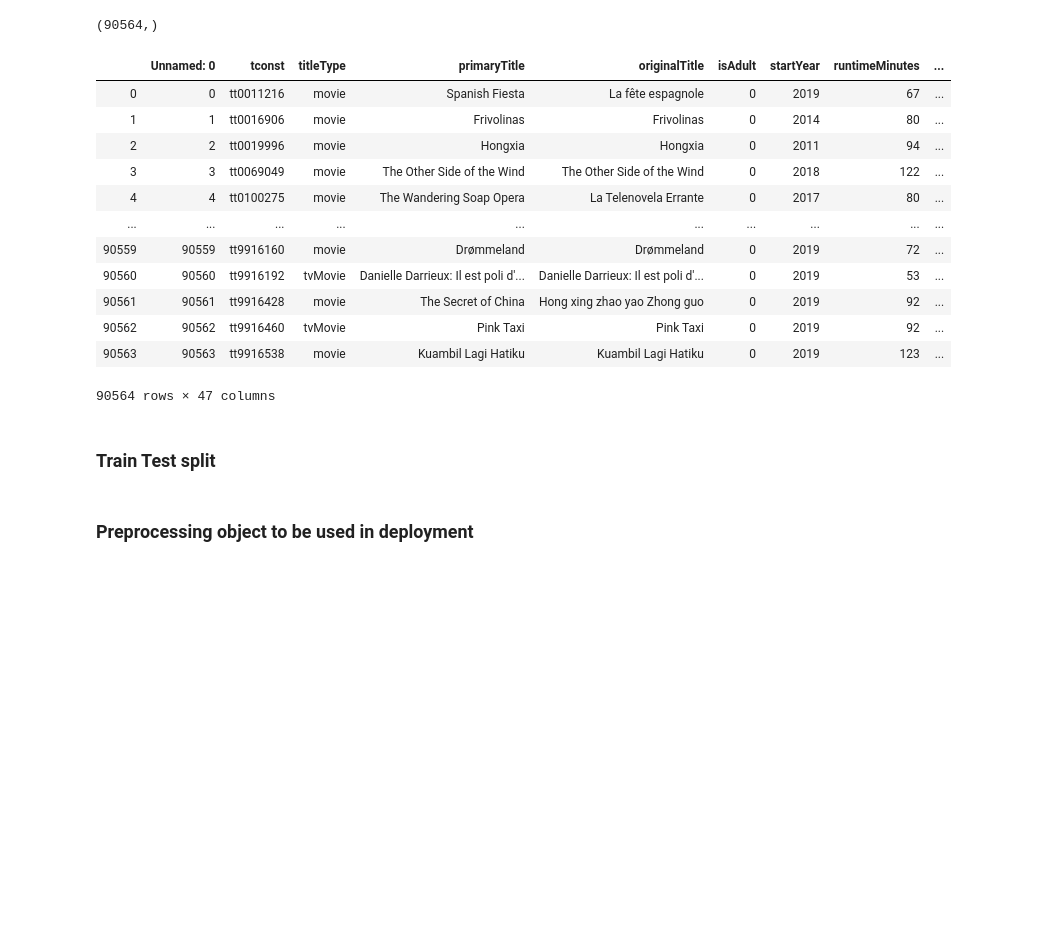
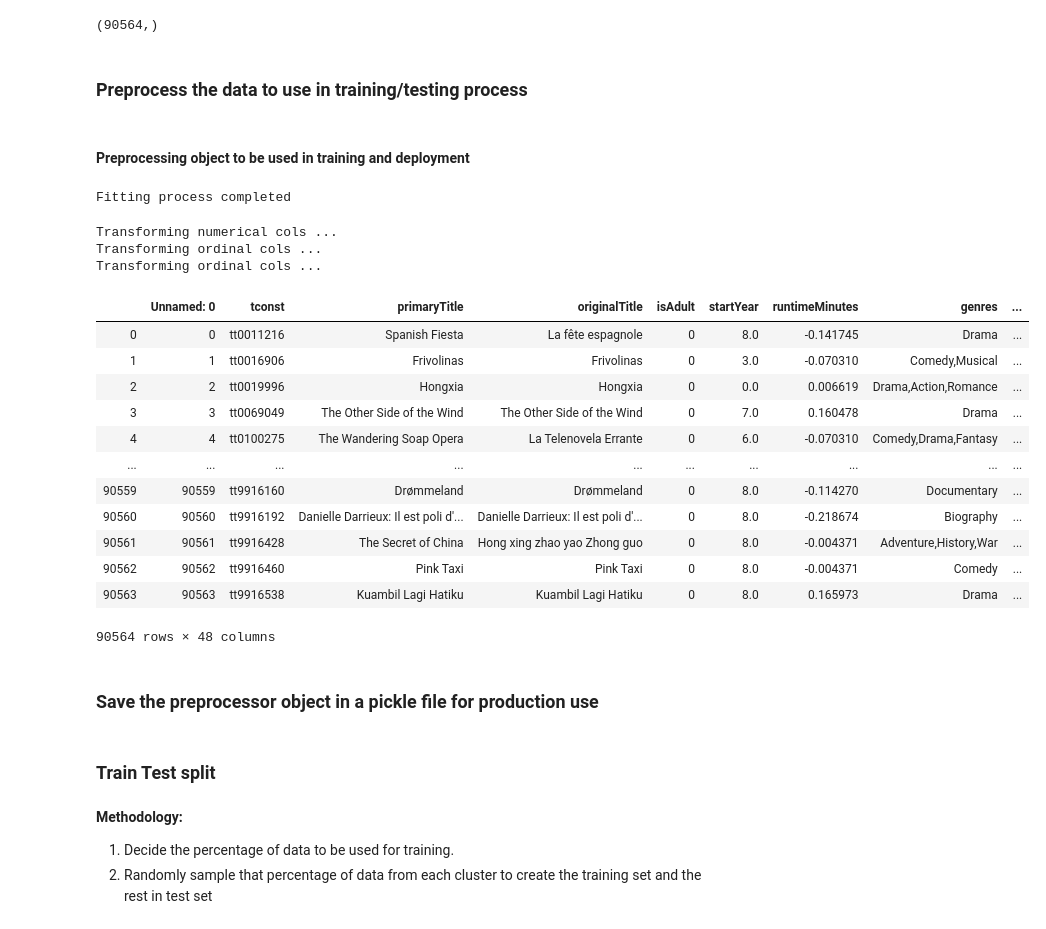
Before and after one commit to kedarbartake98/IMDB_movie_rating_prediction, a Jupyter notebook: notebooks/Data Sampling.ipynb, the cells around one changed output. Cells and saved outputs as stored; diff of their text form; code cells hidden in the pictures; blank space fills up the shorter version.

Commit message:
Data Sampling completed

```diff
--- a/notebooks/Data Sampling.ipynb
+++ b/notebooks/Data Sampling.ipynb
@@ -211,16 +209,4 @@ movies_df.to_csv(os.path.join(PROCESSED_DIR, 'movies.csv'), index=False)
-# %%
-movies_df
-# %% [output]
-|  | Unnamed: 0 | tconst | titleType | primaryTitle | originalTitle | isAdult | startYear | runtimeMinutes | ... |
-| 0 | 0 | tt0011216 | movie | Spanish Fiesta | La fête espagnole | 0 | 2019 | 67 | ... |
-| 1 | 1 | tt0016906 | movie | Frivolinas | Frivolinas | 0 | 2014 | 80 | ... |
-| 2 | 2 | tt0019996 | movie | Hongxia | Hongxia | 0 | 2011 | 94 | ... |
-| 3 | 3 | tt0069049 | movie | The Other Side of the Wind | The Other Side of the Wind | 0 | 2018 | 122 | ... |
-| 4 | 4 | tt0100275 | movie | The Wandering Soap Opera | La Telenovela Errante | 0 | 2017 | 80 | ... |
-| ... | ... | ... | ... | ... | ... | ... | ... | ... | ... |
-| 90559 | 90559 | tt9916160 | movie | Drømmeland | Drømmeland | 0 | 2019 | 72 | ... |
-| 90560 | 90560 | tt9916192 | tvMovie | Danielle Darrieux: Il est poli d'... | Danielle Darrieux: Il est poli d'... | 0 | 2019 | 53 | ... |
-| 90561 | 90561 | tt9916428 | movie | The Secret of China | Hong xing zhao yao Zhong guo | 0 | 2019 | 92 | ... |
-| 90562 | 90562 | tt9916460 | tvMovie | Pink Taxi | Pink Taxi | 0 | 2019 | 92 | ... |
-| 90563 | 90563 | tt9916538 | movie | Kuambil Lagi Hatiku | Kuambil Lagi Hatiku | 0 | 2019 | 123 | ... |
-90564 rows × 47 columns
+# %% [markdown]
+### Preprocess the data to use in training/testing process
+# %% [markdown]
+#### Preprocessing object to be used in training and deployment
@@ -226,0 +285,28 @@ movies_df
+# %%
+preprocessor = Preprocess(movies_df,
+                          numerical_cols=numerical_cols,
+                          categorical_cols=categorical_cols,
+                          ordinal_cols=ordinal_cols)
+# %% [output]
+Fitting process completed
+# %%
+preprocessor.transform(movies_df)
+# %% [output]
+Transforming numerical cols ...
+Transforming ordinal cols ...
+Transforming ordinal cols ...
+|  | Unnamed: 0 | tconst | primaryTitle | originalTitle | isAdult | startYear | runtimeMinutes | genres | ... |
+| 0 | 0 | tt0011216 | Spanish Fiesta | La fête espagnole | 0 | 8.0 | -0.141745 | Drama | ... |
+| 1 | 1 | tt0016906 | Frivolinas | Frivolinas | 0 | 3.0 | -0.070310 | Comedy,Musical | ... |
+| 2 | 2 | tt0019996 | Hongxia | Hongxia | 0 | 0.0 | 0.006619 | Drama,Action,Romance | ... |
+| 3 | 3 | tt0069049 | The Other Side of the Wind | The Other Side of the Wind | 0 | 7.0 | 0.160478 | Drama | ... |
+| 4 | 4 | tt0100275 | The Wandering Soap Opera | La Telenovela Errante | 0 | 6.0 | -0.070310 | Comedy,Drama,Fantasy | ... |
+| ... | ... | ... | ... | ... | ... | ... | ... | ... | ... |
+| 90559 | 90559 | tt9916160 | Drømmeland | Drømmeland | 0 | 8.0 | -0.114270 | Documentary | ... |
+| 90560 | 90560 | tt9916192 | Danielle Darrieux: Il est poli d'... | Danielle Darrieux: Il est poli d'... | 0 | 8.0 | -0.218674 | Biography | ... |
+| 90561 | 90561 | tt9916428 | The Secret of China | Hong xing zhao yao Zhong guo | 0 | 8.0 | -0.004371 | Adventure,History,War | ... |
+| 90562 | 90562 | tt9916460 | Pink Taxi | Pink Taxi | 0 | 8.0 | -0.004371 | Comedy | ... |
+| 90563 | 90563 | tt9916538 | Kuambil Lagi Hatiku | Kuambil Lagi Hatiku | 0 | 8.0 | 0.165973 | Drama | ... |
+90564 rows × 48 columns
+# %% [markdown]
+### Save the preprocessor object in a pickle file for production use
@@ -231,2 +317,0 @@ movies_df
-# %% [markdown]
-### Preprocessing object to be used in deployment
@@ -300,0 +318,6 @@ class Preprocess:
+# %% [markdown]
+**Methodology:**
+
+1. Decide the percentage of data to be used for training.
+2. Randomly sample that percentage of data from each cluster to create the training set
+   and the rest in test set
```
Also changed, not shown: parts of 9 cells of this notebook, 1 other file.
